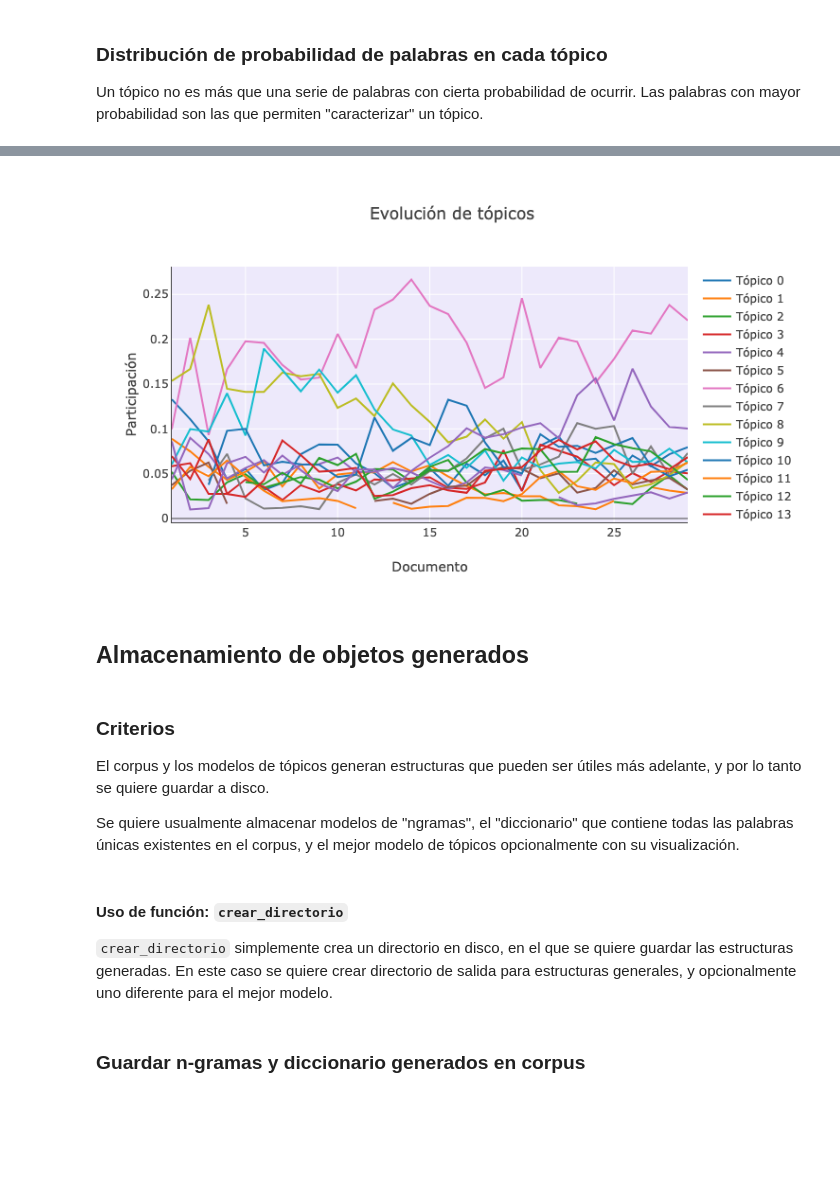
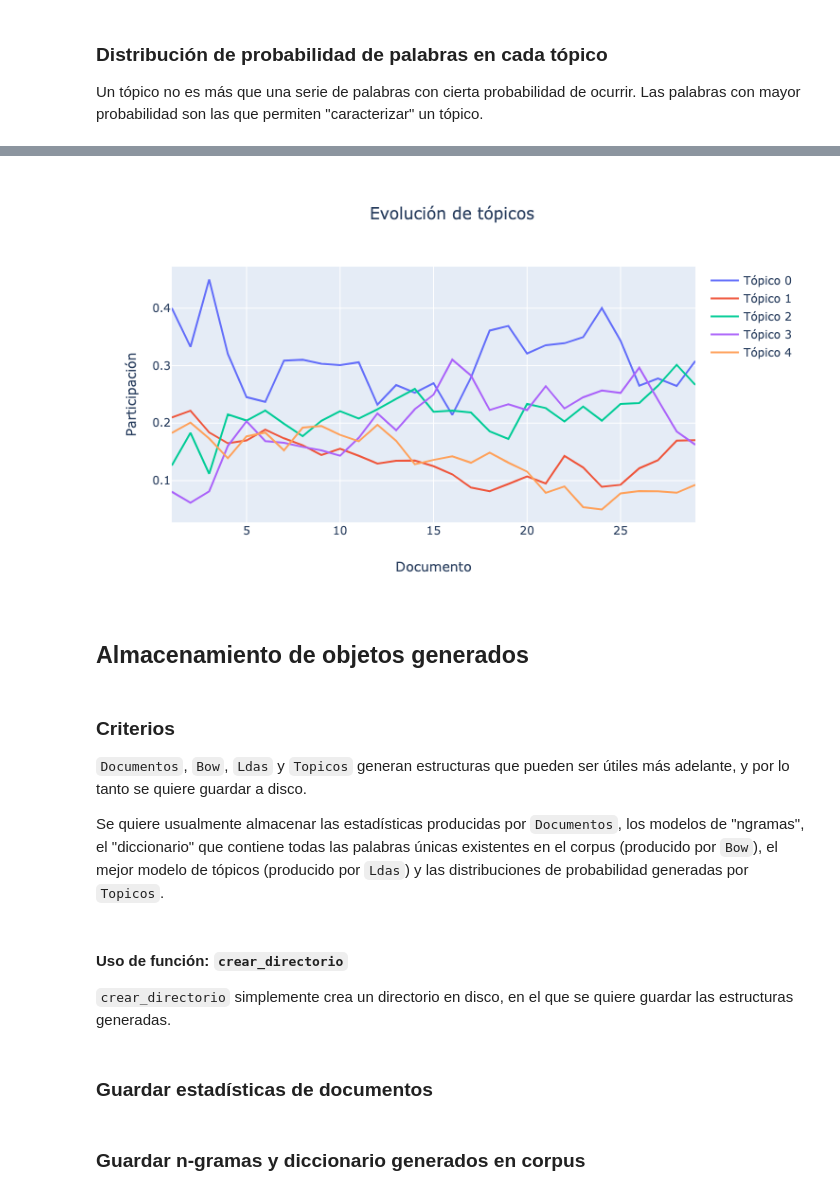
Before and after one commit to munozbravo/banrep, a Jupyter notebook: banrep/notebooks/uso_general.ipynb, the cells around one changed output, grey strips where cells are left out. Drawn from its saved outputs; the diff is of its cells as text; code cells hidden in the pictures; blank space fills up the shorter version.

```diff
--- a/banrep/notebooks/uso_general.ipynb
+++ b/banrep/notebooks/uso_general.ipynb
@@ -497,9 +441,7 @@ datos2 = Textos(rutadatos, aleatorio=False, chars=69, parrafos=False,
                 recursivo=True, exts=['.txt'])
 
 # en este caso no me interesa que identifique las listas de palabras y expresiones...
-nlp2 = spacy.load('es_core_news_md')
-otro_corpus = MiCorpus(nlp2, datos2, filtros=filtros,
-                       ngrams=corpus.ngrams, id2word=corpus.id2word,
-                       corta=9, no_above=0.75,)
-print(otro_corpus)
+docs2 = Documentos(nlp, datos2, tk=9, filtros=filtros,)
+bow2 = Bow(docs2, ngrams=bow.ngrams, id2word=bow.id2word, no_above=0.75,)
+print(bow2)
 # %% [output]
@@ -538,37 +449,27 @@ doctopics2.tail()
-# %%
-traces = []
-
-for i in doctopics2.columns:
-    traces.append(go.Scatter(x=doctopics2.index, y=doctopics2[i],
-                             line=dict(width=2), name=f'Tópico {i}'))
-
-axis = dict(
-    showline=True,
-    zeroline=True,
-    showgrid=True,
-    gridcolor='#ffffff',
-    automargin=True
-)
-
-layout = dict(title='Evolución de tópicos',
-              xaxis=dict(axis, **dict(title='Documento')),
-              yaxis=dict(axis, **dict(title='Participación', hoverformat='.2f')),
-              hovermode='closest',
-              plot_bgcolor='rgba(228, 222, 249, 0.65)')
-
-fig2 = dict(data=traces, layout=layout)
-pyo.iplot(fig2)
-# %% [output]
-[figure, removed]
+# %%
+topicos2 = Topicos(modelo, bow2)
+
+traces = []
+for i in topicos2.dfm.columns:
+    traces.append(go.Scatter(x=topicos2.dfm.index, y=topicos2.dfm[i],
+                             line=dict(width=2), name=f'Tópico {i}'))
+
+figdfm = go.Figure(data=traces)
+figdfm.update_layout(title_text="Evolución de tópicos", title_x=0.5,
+                     xaxis_title='Documento', yaxis_title='Participación',
+                     yaxis=dict(automargin=True, hoverformat='.2f'))
+figdfm.show()
+# %% [output]
+[figure, added]
 # %% [markdown]
 ## Almacenamiento de objetos generados
 # %% [markdown]
 ### Criterios
 
-El corpus y los modelos de tópicos generan estructuras que pueden ser útiles más adelante, y por lo tanto se quiere guardar a disco.
+`Documentos`, `Bow`, `Ldas` y `Topicos` generan estructuras que pueden ser útiles más adelante, y por lo tanto se quiere guardar a disco.
 
-Se quiere usualmente almacenar modelos de "ngramas", el "diccionario" que contiene todas las palabras únicas existentes en el corpus, y el mejor modelo de tópicos opcionalmente con  su visualización.
+Se quiere usualmente almacenar las estadísticas producidas por `Documentos`, los modelos de "ngramas", el "diccionario" que contiene todas las palabras únicas existentes en el corpus (producido por `Bow`), el mejor modelo de tópicos (producido por `Ldas`) y las distribuciones de probabilidad generadas por `Topicos`.
 # %% [markdown]
 #### Uso de función: `crear_directorio`
 
-`crear_directorio` simplemente crea un directorio en disco, en el que se quiere guardar las estructuras generadas. En este caso se quiere crear directorio de salida para estructuras generales, y opcionalmente uno diferente para el mejor modelo.
+`crear_directorio` simplemente crea un directorio en disco, en el que se quiere guardar las estructuras generadas.
@@ -580,0 +476,2 @@ dirmodelo = crear_directorio(dirsalida.joinpath(f'{topicos.top_k:0>2}'))
+# %% [markdown]
+### Guardar estadísticas de documentos
```
Also changed, not shown: parts of 80 cells of this notebook, 1 other file.
